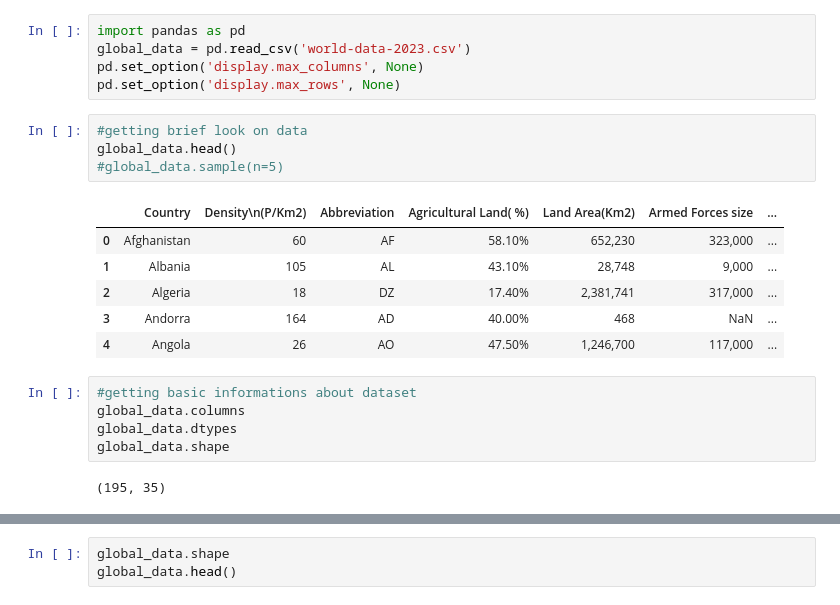
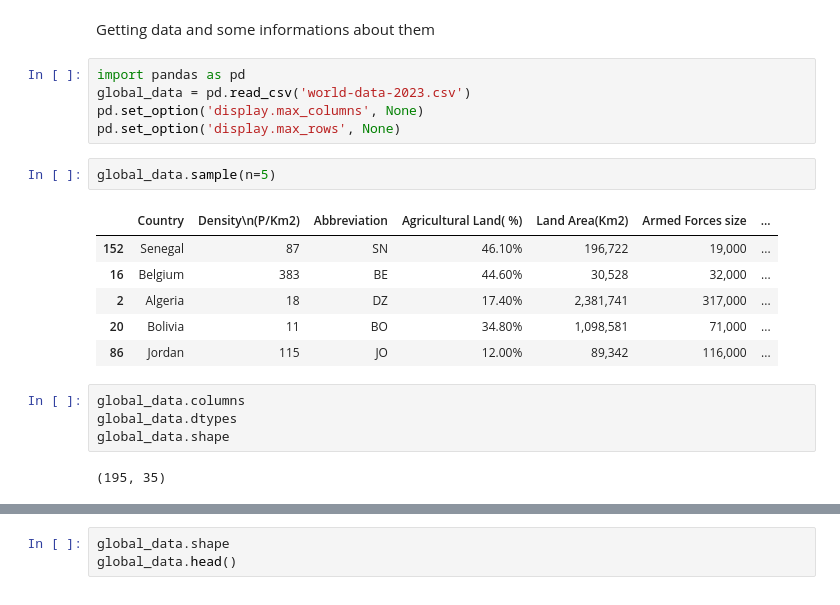
Before and after one commit to Opalinsky/Global_data, a Jupyter notebook: global_data.ipynb, the cells around one changed output, grey strips where cells are left out. Cells and saved outputs as stored; diff of their text form.

```diff
--- a/global_data.ipynb
+++ b/global_data.ipynb
@@ -1,21 +1,20 @@
+# %% [markdown]
+Getting data and some informations about them
 # %%
 import pandas as pd
 global_data = pd.read_csv('world-data-2023.csv')
 pd.set_option('display.max_columns', None)
 pd.set_option('display.max_rows', None)
-# %%
-#getting brief look on data
-global_data.head()
-#global_data.sample(n=5)
-# %% [output]
-|  | Country | Density\n(P/Km2) | Abbreviation | Agricultural Land( %) | Land Area(Km2) | Armed Forces size | ... |
-| 0 | Afghanistan | 60 | AF | 58.10% | 652,230 | 323,000 | ... |
-| 1 | Albania | 105 | AL | 43.10% | 28,748 | 9,000 | ... |
-| 2 | Algeria | 18 | DZ | 17.40% | 2,381,741 | 317,000 | ... |
-| 3 | Andorra | 164 | AD | 40.00% | 468 | NaN | ... |
-| 4 | Angola | 26 | AO | 47.50% | 1,246,700 | 117,000 | ... |
+# %%
+global_data.sample(n=5)
+# %% [output]
+|  | Country | Density\n(P/Km2) | Abbreviation | Agricultural Land( %) | Land Area(Km2) | Armed Forces size | ... |
+| 152 | Senegal | 87 | SN | 46.10% | 196,722 | 19,000 | ... |
+| 16 | Belgium | 383 | BE | 44.60% | 30,528 | 32,000 | ... |
+| 2 | Algeria | 18 | DZ | 17.40% | 2,381,741 | 317,000 | ... |
+| 20 | Bolivia | 11 | BO | 34.80% | 1,098,581 | 71,000 | ... |
+| 86 | Jordan | 115 | JO | 12.00% | 89,342 | 116,000 | ... |
 # %%
-#getting basic informations about dataset
 global_data.columns
 global_data.dtypes
 global_data.shape
```
Also changed, not shown: parts of 11 cells of this notebook.
